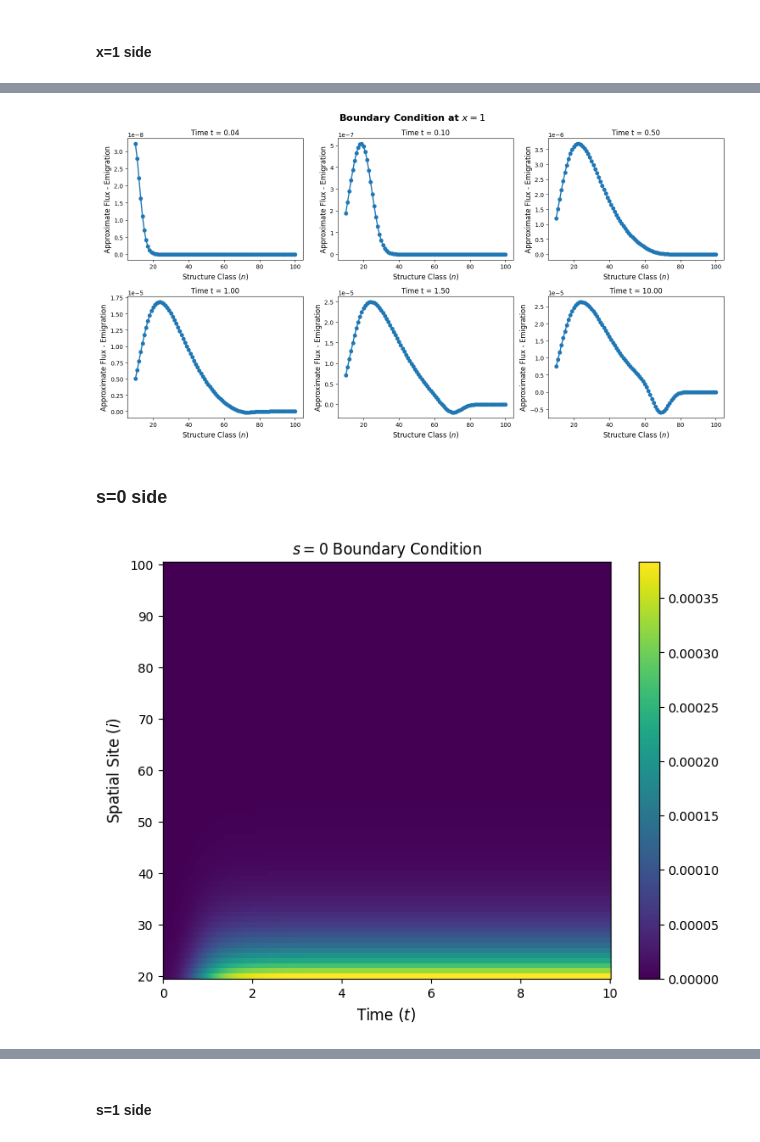
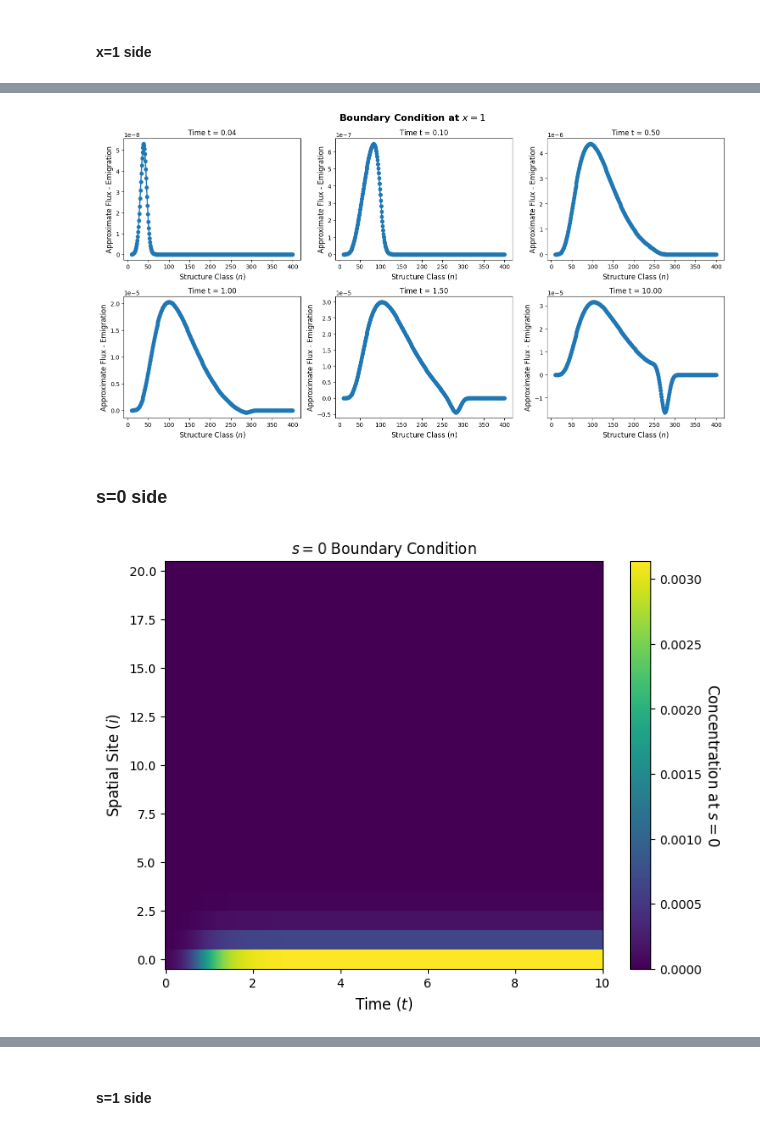
Before and after one commit to eleonoraagostinelli/VolumeFilling-Multiscale-Model, a Jupyter notebook: Discrete_SpaceStructure_Solver.ipynb, the cells around one changed output, grey strips where cells are left out. Drawn from its saved outputs; the diff is of its cells as text; code cells hidden in the pictures.

```diff
--- a/Discrete_SpaceStructure_Solver.ipynb
+++ b/Discrete_SpaceStructure_Solver.ipynb
@@ -20,7 +20,7 @@ from model_solver_no_heaviside import MacrophageModelNoHeaviside
 # %%
 # Define your parameters
 p = Params(
-    M=100, N=100, kplus=3, kminus=1, beta=2, D_min=0.1, gamma=0.2,
+    M=20, N=400, kplus=3, kminus=1, beta=2, D_min=0.1, gamma=0.2,
     sigma_b=0.004, sigma_max=0.4, V_tot=100000, v_max=10, theta=10, debug=True
 )
 
@@ -434,26 +462,27 @@ fig.suptitle("Boundary Condition at $x=1$", fontsize=16, fontweight='bold')
 plt.tight_layout()
 plt.show()
 # %% [output]
-[figure, old version]
+[figure, new version]
 # %% [markdown]
 ### s=0 side
 # %%
 plt.figure(figsize=(8, 6))
 
-mesh = plt.pcolormesh(sol.t, model.i_array[20:p.M+1], U[:, 20:p.M+1, 0].T,
+mesh = plt.pcolormesh(sol.t, model.i_array[0:p.M+1], U[:, 0:p.M+1, 0].T,
                      cmap='viridis', shading='auto') # hot, OrRd, Reds
 
 # Add the Colorbar so we can read the values
 cbar = plt.colorbar(mesh)
+cbar.set_label("Concentration at $s=0$", rotation=270, labelpad=15, fontsize=12)
 
 # Format the Plot
 plt.xlabel("Time ($t$)", fontsize=12)
 plt.ylabel("Spatial Site ($i$)", fontsize=12)
 plt.title("$s=0$ Boundary Condition")
 
 plt.show()
 # %% [output]
-[figure, old version]
+[figure, new version]
 # %%
 num_plots = len(time_points_for_heatmap)
 ncols = min(3, num_plots)
```
Also changed, not shown: parts of 16 cells of this notebook.
